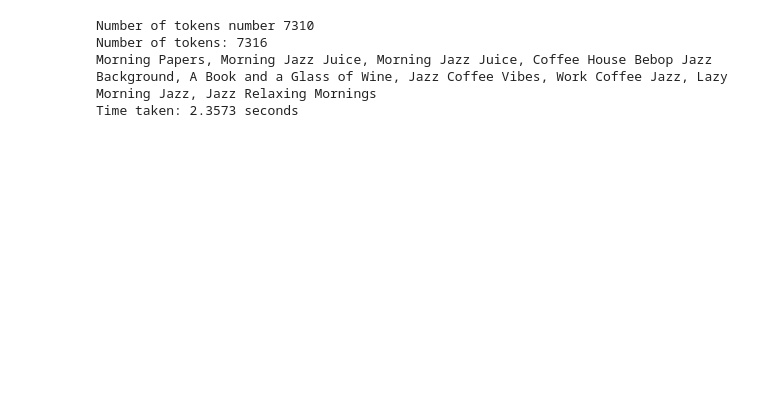
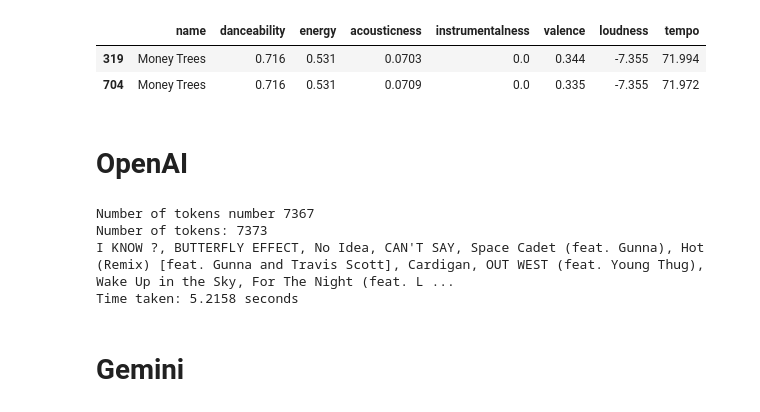
Before and after one commit to atjhin/spotify-playlist-generator, a Jupyter notebook: SPG/temp_playground/playground.ipynb, the cells around one changed output. Cells and saved outputs as stored; diff of their text form; code cells hidden in the pictures; blank space fills up the shorter version.

Commit message:
updated playground.ipynb to include experiment with Gemini API

````diff
--- a/SPG/temp_playground/playground.ipynb
+++ b/SPG/temp_playground/playground.ipynb
@@ -7,6 +7,6 @@ import time
 # %%
 # Load the tokenizer for GPT-4 (gpt-4 and gpt-3.5-turbo use the same encoding)
 encoding = tiktoken.encoding_for_model("gpt-4o")
-with open('../../config.json') as config_file:
+with open('../instance/config.json') as config_file:
 
     config = json.load(config_file)
@@ -25,3 +164,11 @@ df = sp.get_df()
+# %%
+test = df.copy()
+# test[['playlist','public']].drop_duplicates().sort_values(['public','playlist'])
+test[test['name'].str.contains('Money')]
+# %% [output]
+|  | name | danceability | energy | acousticness | instrumentalness | valence | loudness | tempo |
+| 319 | Money Trees | 0.716 | 0.531 | 0.0703 | 0.0 | 0.344 | -7.355 | 71.994 |
+| 704 | Money Trees | 0.716 | 0.531 | 0.0709 | 0.0 | 0.335 | -7.355 | 71.972 |
 # %%
 # col_name_dict = {
 #     'danceability': 'dance'
@@ -43,6 +189,8 @@ def count_tokens(messages):
         # Add both role and content tokens to total count
         total_tokens += role_token_count + content_token_count + 2  # +2 for separators (message overhead)
     return total_tokens
+# %% [markdown]
+# OpenAI
 # %%
 # Things to do to reduce tokens
 ## Round decimals. So they might have similar tokens
@@ -60,15 +214,19 @@ def count_tokens(messages):
 # Based on playlist name
 from sklearn.utils import shuffle
 
+# def get_prompt_with_music_features():
+
+
+
 def generate_playlist_from_name(playlist_name, temperature, df):
-    openai.api_key = config['api_key']
+    openai.api_key = config['openai_api_key']
     system_content = """
     You are a spotify music playlist curator who organizes tracks into thematic playlists based on their audio features extracted
     from spotify api.
     - The inputs will be given in the following format:
       playlist name: ...
       temperature: ...
-      data: ...
+      data: ```...```
     - The data in csv format will be supplied and the features below will be given for each track. These features can be helpful
       in clustering the tracks into playlists but not they need not be used.
     - The playlist name will be the theme of the playlist. Based on the playlist name, extract tracks in the data that matches
@@ -119,8 +277,10 @@ string = generate_playlist_from_name('Morning drive', 0.5, df)
 print(string)
 print(f"Time taken: {round(time.monotonic()-start, 4)} seconds")
 # %% [output]
-Number of tokens number 7310
-Number of tokens: 7316
-Morning Papers, Morning Jazz Juice, Morning Jazz Juice, Coffee House Bebop Jazz Background, A Book and a Glass of Wine, Jazz Coffee Vibes, Work Coffee Jazz, Lazy Morning Jazz, Jazz Relaxing Mornings
-Time taken: 2.3573 seconds
+Number of tokens number 7367
+Number of tokens: 7373
+I KNOW ?, BUTTERFLY EFFECT, No Idea, CAN'T SAY, Space Cadet (feat. Gunna), Hot (Remix) [feat. Gunna and Travis Scott], Cardigan, OUT WEST (feat. Young Thug), Wake Up in the Sky, For The Night (feat. L ...
+Time taken: 5.2158 seconds
+# %% [markdown]
+# Gemini
 # %%
````
Also changed, not shown: parts of 18 cells of this notebook, 2 other files.
